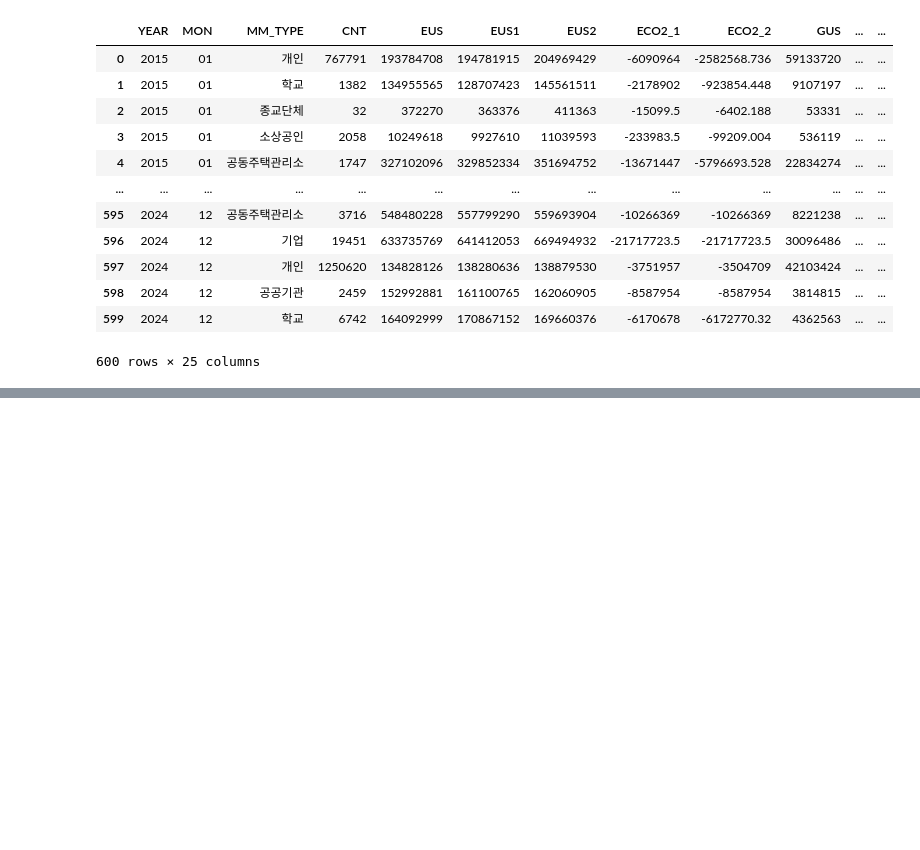
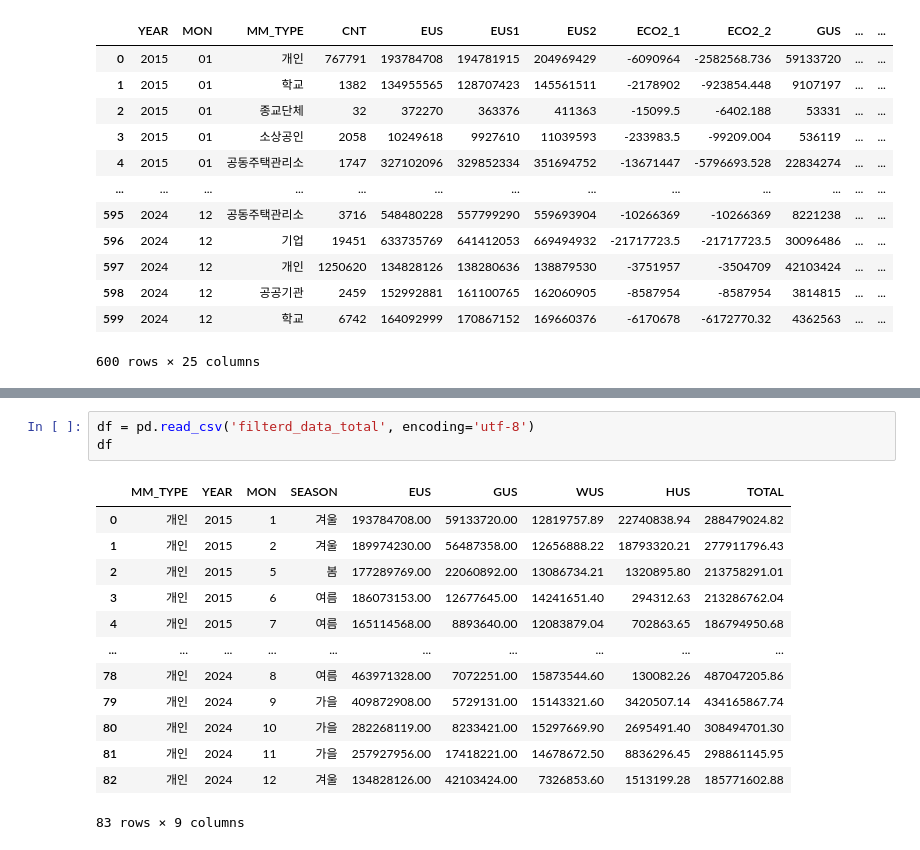
Before and after one commit to tjwjddnr/Data-Analysis-with-Open-Source, a Jupyter notebook: 오픈소스_데이터_분석_4강.ipynb, the cells around one changed output, grey strips where cells are left out. Drawn from its saved outputs; the diff is of its cells as text; blank space fills up the shorter version.

```diff
--- a/오픈소스_데이터_분석_4강.ipynb
+++ b/오픈소스_데이터_분석_4강.ipynb
@@ -374,0 +399,17 @@ plt.show()
+# %%
+df = pd.read_csv('filterd_data_total', encoding='utf-8')
+df
+# %% [output]
+|  | MM_TYPE | YEAR | MON | SEASON | EUS | GUS | WUS | HUS | TOTAL |
+| 0 | 개인 | 2015 | 1 | 겨울 | 193784708.00 | 59133720.00 | 12819757.89 | 22740838.94 | 288479024.82 |
+| 1 | 개인 | 2015 | 2 | 겨울 | 189974230.00 | 56487358.00 | 12656888.22 | 18793320.21 | 277911796.43 |
+| 2 | 개인 | 2015 | 5 | 봄 | 177289769.00 | 22060892.00 | 13086734.21 | 1320895.80 | 213758291.01 |
+| 3 | 개인 | 2015 | 6 | 여름 | 186073153.00 | 12677645.00 | 14241651.40 | 294312.63 | 213286762.04 |
+| 4 | 개인 | 2015 | 7 | 여름 | 165114568.00 | 8893640.00 | 12083879.04 | 702863.65 | 186794950.68 |
+| ... | ... | ... | ... | ... | ... | ... | ... | ... | ... |
+| 78 | 개인 | 2024 | 8 | 여름 | 463971328.00 | 7072251.00 | 15873544.60 | 130082.26 | 487047205.86 |
+| 79 | 개인 | 2024 | 9 | 가을 | 409872908.00 | 5729131.00 | 15143321.60 | 3420507.14 | 434165867.74 |
+| 80 | 개인 | 2024 | 10 | 가을 | 282268119.00 | 8233421.00 | 15297669.90 | 2695491.40 | 308494701.30 |
+| 81 | 개인 | 2024 | 11 | 가을 | 257927956.00 | 17418221.00 | 14678672.50 | 8836296.45 | 298861145.95 |
+| 82 | 개인 | 2024 | 12 | 겨울 | 134828126.00 | 42103424.00 | 7326853.60 | 1513199.28 | 185771602.88 |
+83 rows × 9 columns
```
Also changed, not shown: parts of 10 cells of this notebook.
